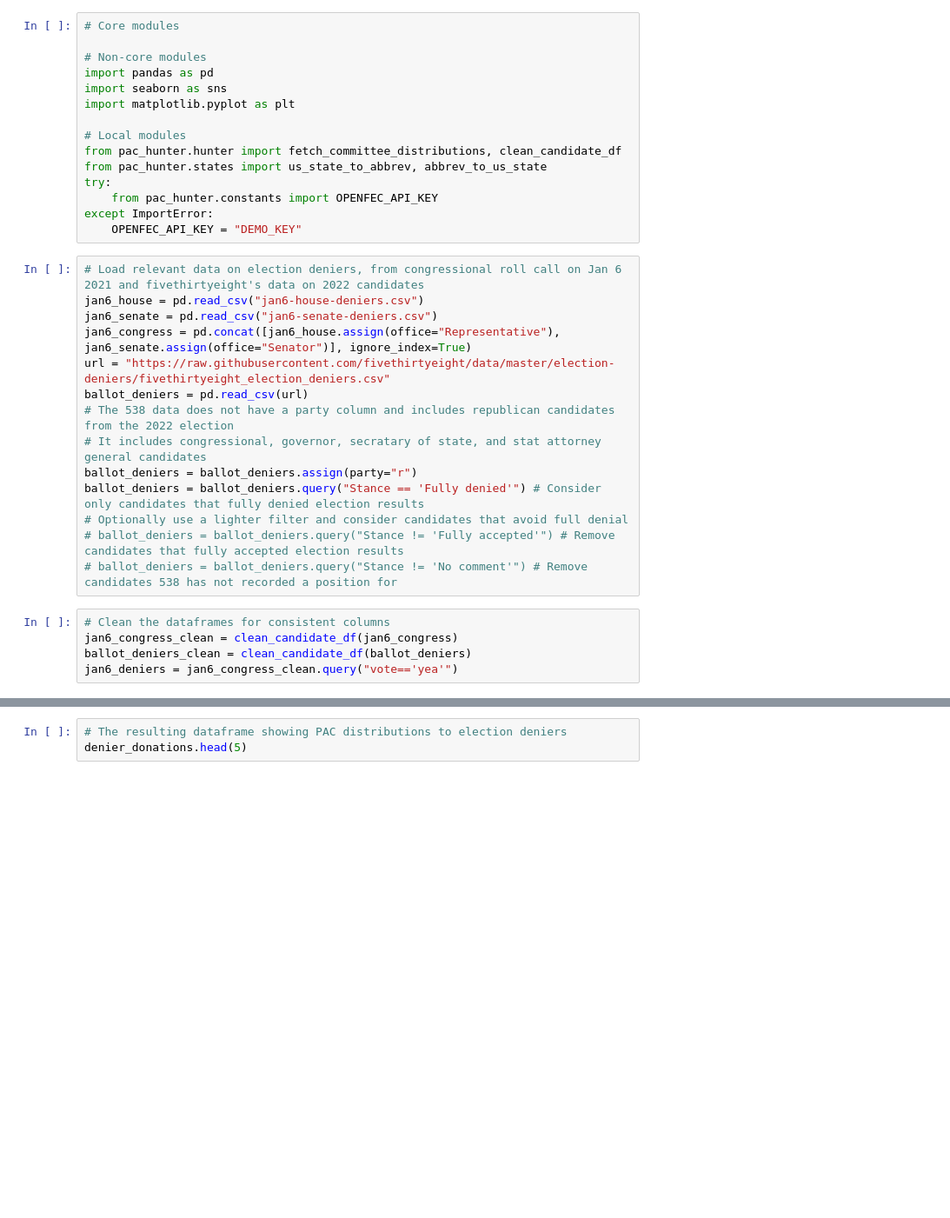
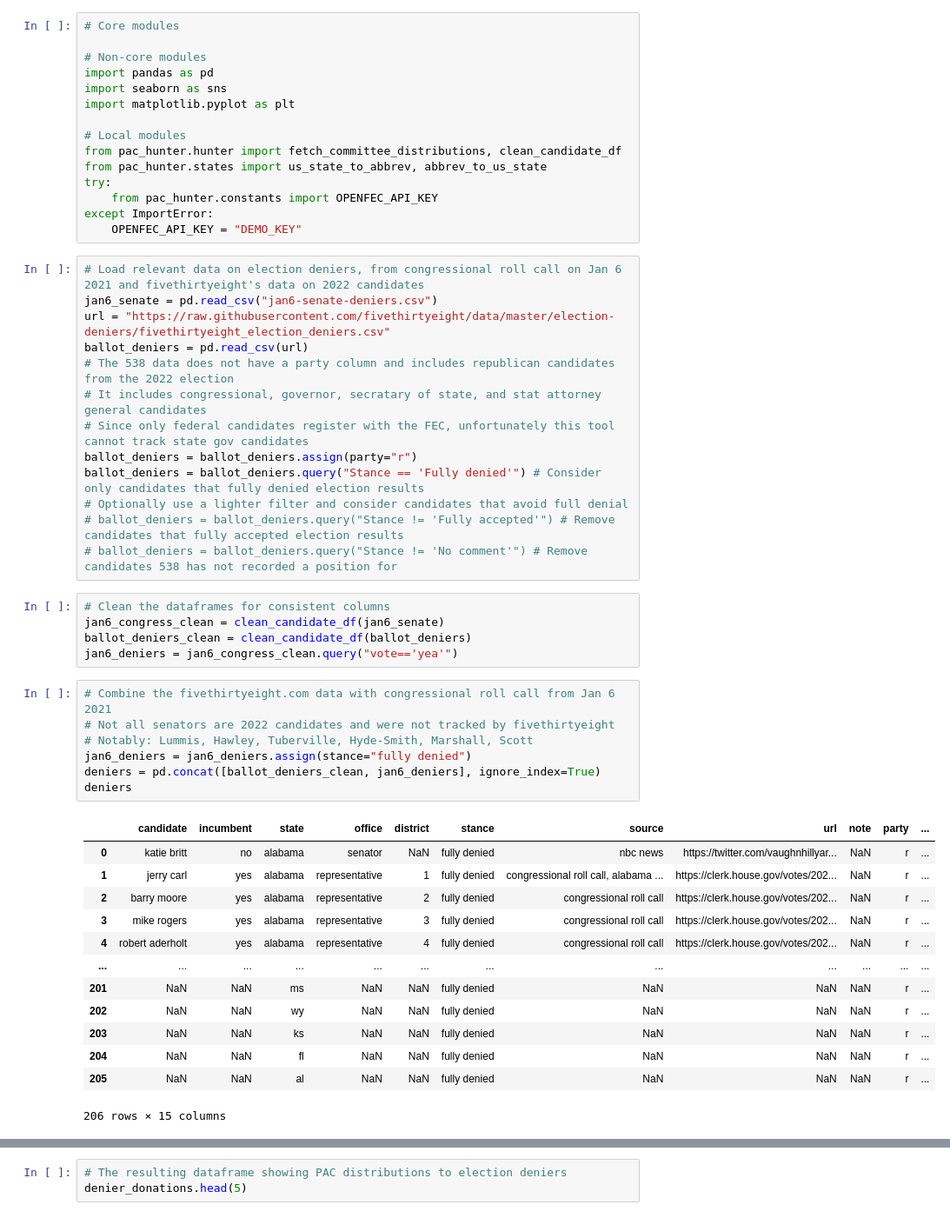
Before and after one commit to jlwhelan28/pac-hunter, a Jupyter notebook: demo.ipynb, the cells around one changed output, grey strips where cells are left out. Shown: that part at 87% size. Cells and saved outputs as stored; diff of their text form; blank space fills up the shorter version.

```diff
--- a/demo.ipynb
+++ b/demo.ipynb
@@ -15,13 +15,12 @@ except ImportError:
     OPENFEC_API_KEY = "DEMO_KEY"
 # %%
 # Load relevant data on election deniers, from congressional roll call on Jan 6 2021 and fivethirtyeight's data on 2022 candidates
-jan6_house = pd.read_csv("jan6-house-deniers.csv")
 jan6_senate = pd.read_csv("jan6-senate-deniers.csv")
-jan6_congress = pd.concat([jan6_house.assign(office="Representative"), jan6_senate.assign(office="Senator")], ignore_index=True)
 url = "https://raw.githubusercontent.com/fivethirtyeight/data/master/election-deniers/fivethirtyeight_election_deniers.csv"
 ballot_deniers = pd.read_csv(url)
 # The 538 data does not have a party column and includes republican candidates from the 2022 election
 # It includes congressional, governor, secratary of state, and stat attorney general candidates
+# Since only federal candidates register with the FEC, unfortunately this tool cannot track state gov candidates
 ballot_deniers = ballot_deniers.assign(party="r")
 ballot_deniers = ballot_deniers.query("Stance == 'Fully denied'") # Consider only candidates that fully denied election results
 # Optionally use a lighter filter and consider candidates that avoid full denial
@@ -29,9 +28,30 @@ ballot_deniers = ballot_deniers.query("Stance == 'Fully denied'") # Consider onl
 # ballot_deniers = ballot_deniers.query("Stance != 'No comment'") # Remove candidates 538 has not recorded a position for
 # %%
 # Clean the dataframes for consistent columns
-jan6_congress_clean = clean_candidate_df(jan6_congress)
+jan6_congress_clean = clean_candidate_df(jan6_senate)
 ballot_deniers_clean = clean_candidate_df(ballot_deniers)
 jan6_deniers = jan6_congress_clean.query("vote=='yea'")
+# %%
+# Combine the fivethirtyeight.com data with congressional roll call from Jan 6 2021
+# Not all senators are 2022 candidates and were not tracked by fivethirtyeight
+# Notably: Lummis, Hawley, Tuberville, Hyde-Smith, Marshall, Scott
+jan6_deniers = jan6_deniers.assign(stance="fully denied")
+deniers = pd.concat([ballot_deniers_clean, jan6_deniers], ignore_index=True)
+deniers
+# %% [output]
+|  | candidate | incumbent | state | office | district | stance | source | url | note | party | ... |
+| 0 | katie britt | no | alabama | senator | NaN | fully denied | nbc news | https://twitter.com/vaughnhillyar... | NaN | r | ... |
+| 1 | jerry carl | yes | alabama | representative | 1 | fully denied | congressional roll call, alabama ... | https://clerk.house.gov/votes/202... | NaN | r | ... |
+| 2 | barry moore | yes | alabama | representative | 2 | fully denied | congressional roll call | https://clerk.house.gov/votes/202... | NaN | r | ... |
+| 3 | mike rogers | yes | alabama | representative | 3 | fully denied | congressional roll call | https://clerk.house.gov/votes/202... | NaN | r | ... |
+| 4 | robert aderholt | yes | alabama | representative | 4 | fully denied | congressional roll call | https://clerk.house.gov/votes/202... | NaN | r | ... |
+| ... | ... | ... | ... | ... | ... | ... | ... | ... | ... | ... | ... |
+| 201 | NaN | NaN | ms | NaN | NaN | fully denied | NaN | NaN | NaN | r | ... |
+| 202 | NaN | NaN | wy | NaN | NaN | fully denied | NaN | NaN | NaN | r | ... |
+| 203 | NaN | NaN | ks | NaN | NaN | fully denied | NaN | NaN | NaN | r | ... |
+| 204 | NaN | NaN | fl | NaN | NaN | fully denied | NaN | NaN | NaN | r | ... |
+| 205 | NaN | NaN | al | NaN | NaN | fully denied | NaN | NaN | NaN | r | ... |
+206 rows × 15 columns
 # %%
 # Leverage OpenFEC API to collect distributions from a given PAC to election deniers
 # This may take a few seconds, as the OpenFEC API is rate limited
```
Also changed, not shown: parts of 2 cells of this notebook.
